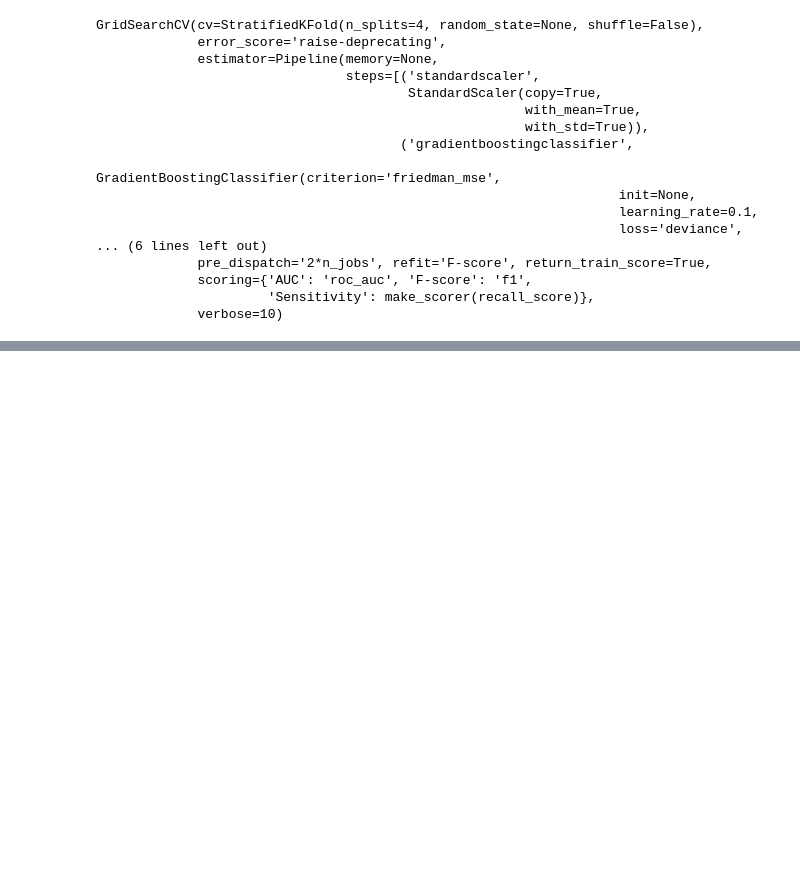
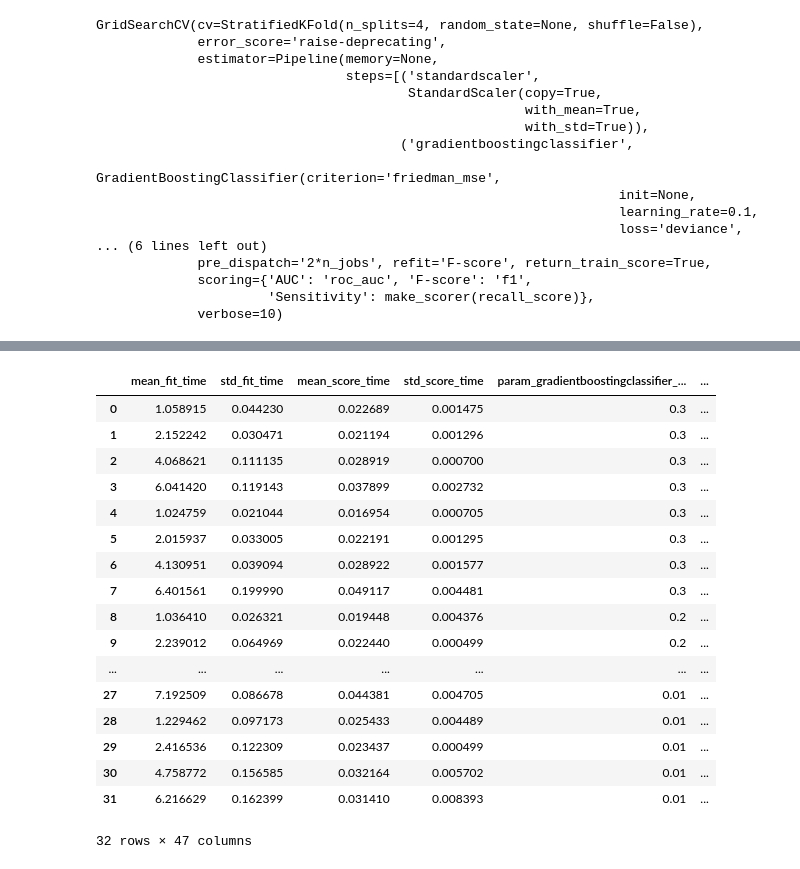
Before and after one commit to lkarol00/simulacion, a Jupyter notebook: Proyecto Semestre.ipynb, the cells around one changed output, grey strips where cells are left out. Saved outputs shown, nothing was run; the diff lists cells and outputs as text; code cells hidden in the pictures; blank space fills up the shorter version.

```diff
--- a/Proyecto Semestre.ipynb
+++ b/Proyecto Semestre.ipynb
@@ -1246,0 +1658,23 @@ table_gbt_new
+# %%
+results_gbt = gs.cv_results_
+data = pandas.DataFrame(results_gbt)
+data
+# %% [output]
+|  | mean_fit_time | std_fit_time | mean_score_time | std_score_time | param_gradientboostingclassifier_... | ... |
+| 0 | 1.058915 | 0.044230 | 0.022689 | 0.001475 | 0.3 | ... |
+| 1 | 2.152242 | 0.030471 | 0.021194 | 0.001296 | 0.3 | ... |
+| 2 | 4.068621 | 0.111135 | 0.028919 | 0.000700 | 0.3 | ... |
+| 3 | 6.041420 | 0.119143 | 0.037899 | 0.002732 | 0.3 | ... |
+| 4 | 1.024759 | 0.021044 | 0.016954 | 0.000705 | 0.3 | ... |
+| 5 | 2.015937 | 0.033005 | 0.022191 | 0.001295 | 0.3 | ... |
+| 6 | 4.130951 | 0.039094 | 0.028922 | 0.001577 | 0.3 | ... |
+| 7 | 6.401561 | 0.199990 | 0.049117 | 0.004481 | 0.3 | ... |
+| 8 | 1.036410 | 0.026321 | 0.019448 | 0.004376 | 0.2 | ... |
+| 9 | 2.239012 | 0.064969 | 0.022440 | 0.000499 | 0.2 | ... |
+| ... | ... | ... | ... | ... | ... | ... |
+| 27 | 7.192509 | 0.086678 | 0.044381 | 0.004705 | 0.01 | ... |
+| 28 | 1.229462 | 0.097173 | 0.025433 | 0.004489 | 0.01 | ... |
+| 29 | 2.416536 | 0.122309 | 0.023437 | 0.000499 | 0.01 | ... |
+| 30 | 4.758772 | 0.156585 | 0.032164 | 0.005702 | 0.01 | ... |
+| 31 | 6.216629 | 0.162399 | 0.031410 | 0.008393 | 0.01 | ... |
+32 rows × 47 columns
```
Also changed, not shown: parts of 25 cells of this notebook.
